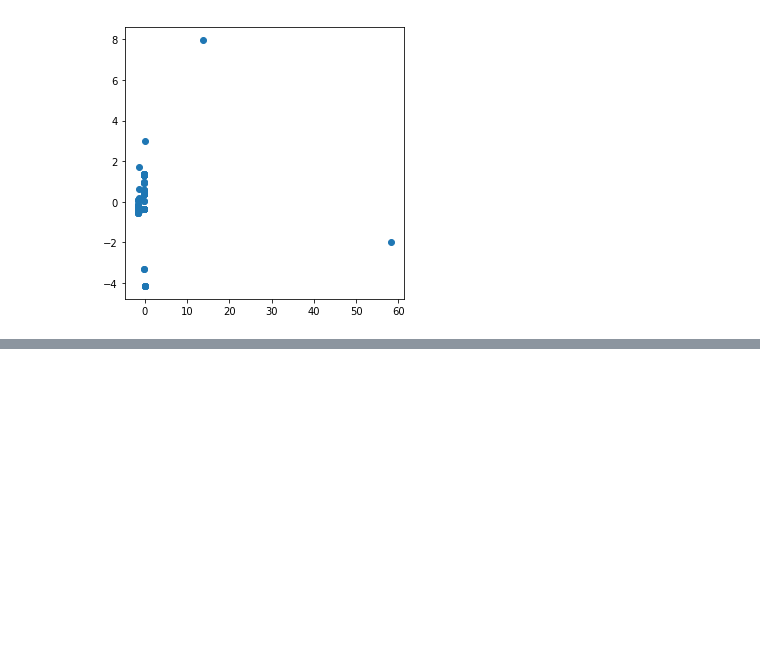
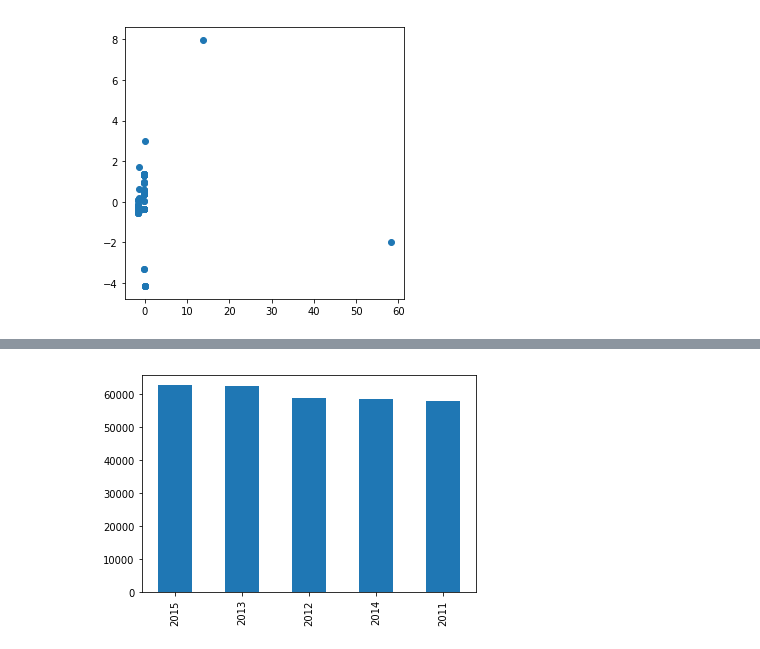
Before and after one commit to dadayadav/Data-visualization, a Jupyter notebook: Untitled.ipynb, the cells around one changed output, grey strips where cells are left out. Saved outputs shown, nothing was run; the diff lists cells and outputs as text; code cells hidden in the pictures; blank space fills up the shorter version.

```diff
--- a/Untitled.ipynb
+++ b/Untitled.ipynb
@@ -449,0 +508,5 @@ plt.show()
+# %%
+# Filter DataSource
+
+data_source = data[data['DataSource']== 'BRFSS']
+data_source.head()
@@ -449,0 +520,6 @@ plt.show()
+# %%
+# year include when data source is BRFSS
+data_source['YearStart'].value_counts().plot(kind='bar')
+plt.show()
+# %% [output]
+[figure, added]
```
Also changed, not shown: parts of 17 cells of this notebook.
